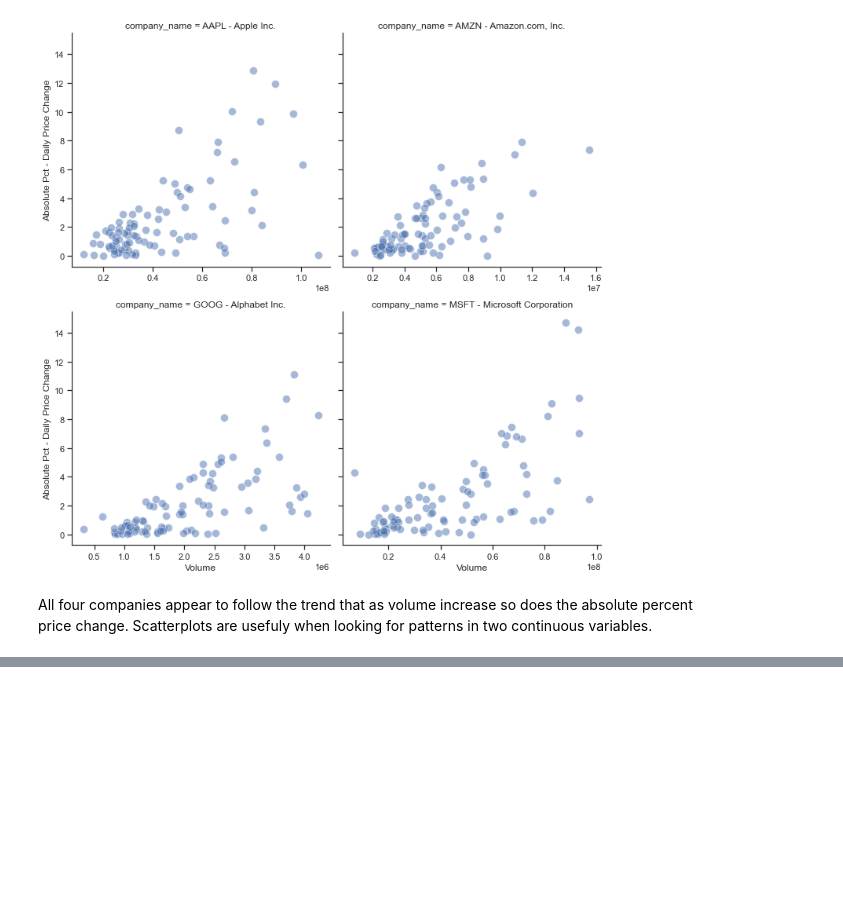
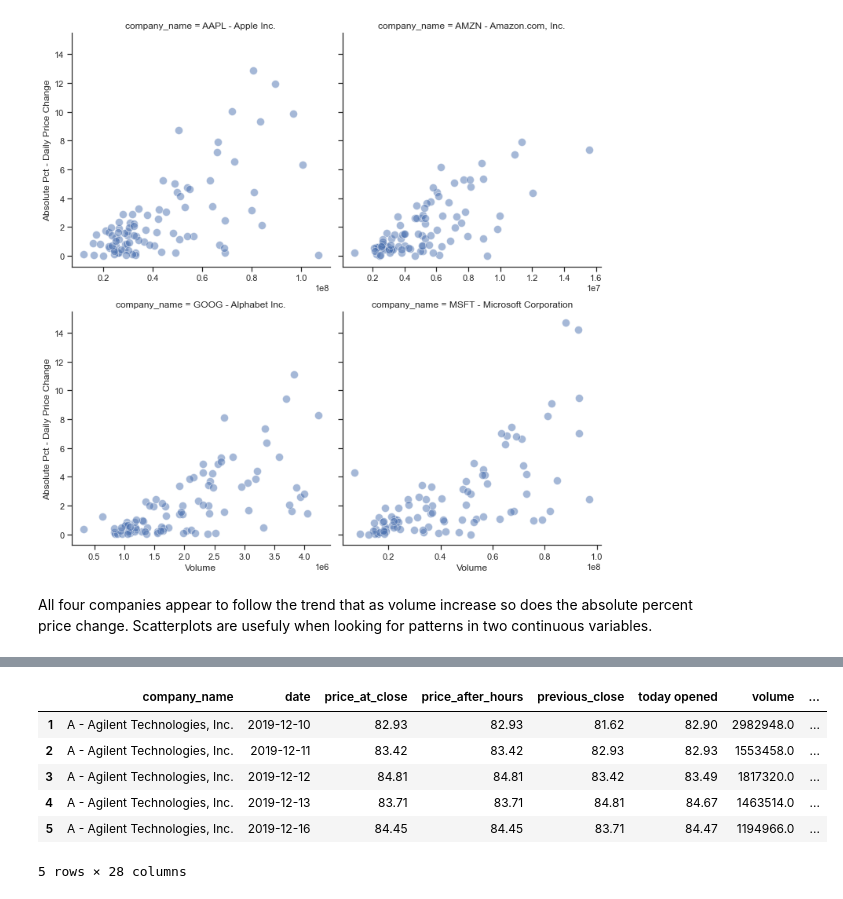
Before and after one commit to jordanjenkins/DATA612, a Jupyter notebook: assignments/JordanJenkins_Assignments_All.ipynb, the cells around one changed output, grey strips where cells are left out. Cells and saved outputs as stored; diff of their text form; code cells hidden in the pictures; blank space fills up the shorter version.

```diff
--- a/assignments/JordanJenkins_Assignments_All.ipynb
+++ b/assignments/JordanJenkins_Assignments_All.ipynb
@@ -726,0 +778,13 @@ All four companies appear to follow the trend that as volume increase so does th
+# %%
+temp_comp = df['company_name'].str.split(' - ', expand = True)
+
+df['symbol'] = temp_comp[0]
+df.head()
+# %% [output]
+|  | company_name | date | price_at_close | price_after_hours | previous_close | today opened | volume | ... |
+| 1 | A - Agilent Technologies, Inc. | 2019-12-10 | 82.93 | 82.93 | 81.62 | 82.90 | 2982948.0 | ... |
+| 2 | A - Agilent Technologies, Inc. | 2019-12-11 | 83.42 | 83.42 | 82.93 | 82.93 | 1553458.0 | ... |
+| 3 | A - Agilent Technologies, Inc. | 2019-12-12 | 84.81 | 84.81 | 83.42 | 83.49 | 1817320.0 | ... |
+| 4 | A - Agilent Technologies, Inc. | 2019-12-13 | 83.71 | 83.71 | 84.81 | 84.67 | 1463514.0 | ... |
+| 5 | A - Agilent Technologies, Inc. | 2019-12-16 | 84.45 | 84.45 | 83.71 | 84.47 | 1194966.0 | ... |
+5 rows × 28 columns
```
Also changed, not shown: parts of 11 cells of this notebook.
